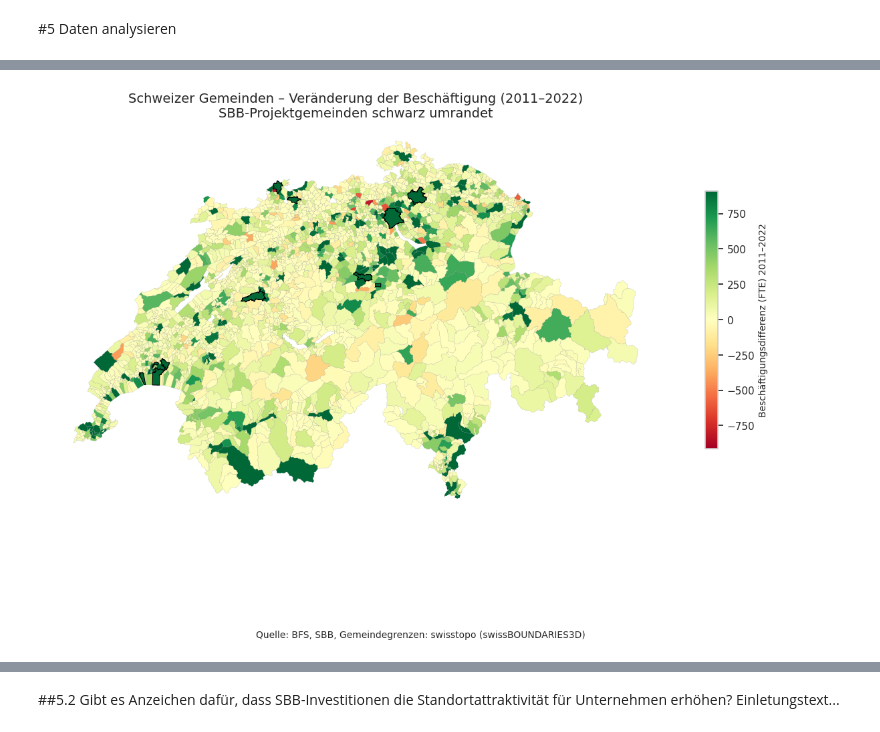
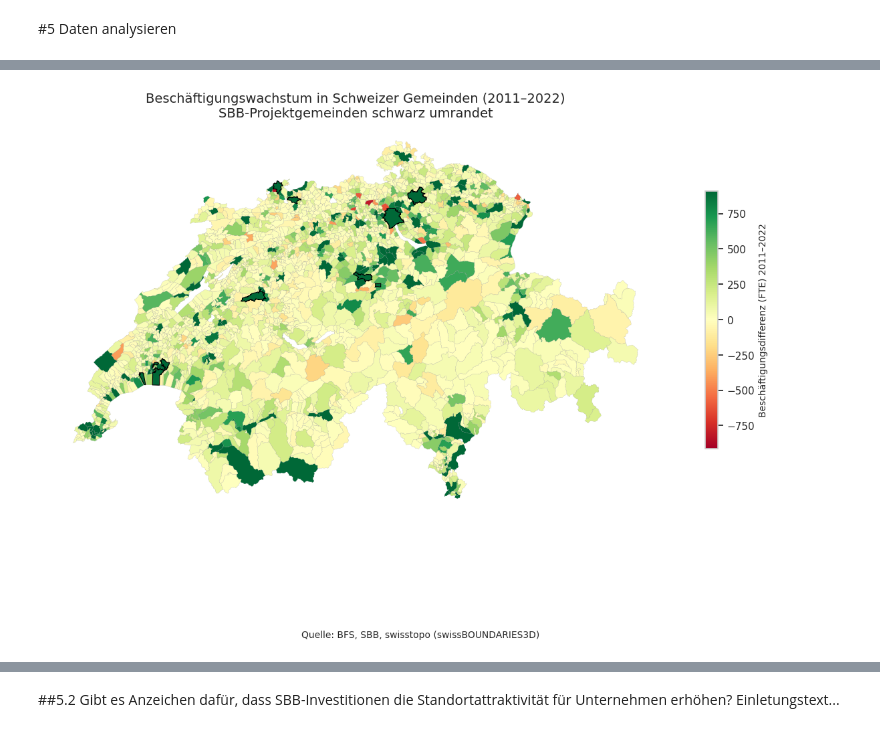
Before and after one commit to Fa-commits/BINA, a Jupyter notebook: BINA.ipynb, the cells around one changed output, grey strips where cells are left out. Drawn from its saved outputs; the diff is of its cells as text; code cells hidden in the pictures.

```diff
--- a/BINA.ipynb
+++ b/BINA.ipynb
@@ -393,10 +377,7 @@ Dieser zusätzliche Datensatz des Bundesamts für Statistik ergänzt die Analyse
 
 Die Daten wurden über die PX-Web API bezogen und in aggregierter Form (Summe über alle Jahre) mit den übrigen Gemeindeinformationen verknüpft. Sie erlauben Rückschlüsse auf die Standortattraktivität von Gemeinden – insbesondere im Vergleich zwischen solchen mit und ohne SBB-Projekt.
 # %%
-# 1. URL der PX-Web API (Gründungsdaten)
 url = "https://www.pxweb.bfs.admin.ch/api/v1/de/px-x-0602030000_205/px-x-0602030000_205.px"
-
-# 2. Query: Nur Neugründungen (Code "2"), alle Jahre, alle Gemeinden, Sek+Tert Sektor
 query = {
     "query": [
         {"code": "Beobachtungseinheit", "selection": {"filter": "item", "values": ["2"]}},
@@ -405,12 +386,9 @@ query = {
     ],
     "response": {"format": "json-stat2"}
 }
-
-# 3. POST Request
 response = requests.post(url, json=query)
 raw_data = response.json()
 
-# 4. Verarbeitung
 dimensions = ["Jahr", "Gemeinde", "Wirtschaftssektor"]
 df = pd.DataFrame(columns=dimensions + ["Wert"])
 sizes = [len(raw_data["dimension"][dim]["category"]["index"]) for dim in dimensions]
@@ -431,15 +409,14 @@ for combo in itertools.product(*[raw_data["dimension"][dim]["category"]["index"]
     row["Wert"] = value
     df = pd.concat([df, pd.DataFrame([row])], ignore_index=True)
 
-# Mapping
 for dim in dimensions:
     df[dim] = df[dim].map(raw_data["dimension"][dim]["category"]["label"])
 
-# Aggregation pro Gemeinde über alle Jahre (Sek+Tertär kombiniert)
 df_gruendungen = df.groupby("Gemeinde", as_index=False)["Wert"].sum()
-df_gruendungen = df_gruendungen.rename(columns={"Gemeinde": "Ort", "Wert": "Gruendungen_2013_2022"})
+df_gruendungen['BFS_ID'] = df_gruendungen['Gemeinde'].str.extract(r'^(\d+)').astype(int)
+df_gruendungen = df_gruendungen.rename(columns={"Wert": "Gruendungen_2013_2022"})
 
-# Kontrolle
 print("Gründungsdaten geladen:", df_gruendungen.shape)
-df_gruendungen.head()
+print("Anzahl BFS_IDs extrahiert:", df_gruendungen['BFS_ID'].notna().sum())
+print("Beispiele mit Gründungen:", df_gruendungen.sort_values('Gruendungen_2013_2022', ascending=False).head(5))
 # %% [output]
@@ -529,46 +573,54 @@ Die nachfolgende Karte zeigt die geografische Verteilung der Veränderung der Be
 # %%
-# 1. Geo-Daten laden
-pfad = "/content/drive/MyDrive/Colab Notebooks/gemeindegrenzen_schweiz.gpkg"
-gdf_geo = gpd.read_file(pfad, layer="tlm_hoheitsgebiet")
+# 1. SBB-Projekt-Gemeinden ermitteln
+bfs_ids_mit_sbb = set(df_sbb['BFS_ID'].dropna().unique())
 
-# 2. Ortsnamen in beiden Datensätzen vereinheitlichen
-gdf_geo = gdf_geo.rename(columns={"name": "Ort"})
-gdf_geo['Ort_clean'] = gdf_geo['Ort'].str.lower().str.strip()
-df_bfs['Ort_clean'] = df_bfs['Ort'].str.lower().str.strip()
+# 2. Sicherstellen, dass df_bfs['hat_sbb_projekt'] existiert
+df_bfs['hat_sbb_projekt'] = df_bfs['BFS_ID'].isin(bfs_ids_mit_sbb)
 
-# 3. FTE-Differenz berechnen (2011–2022)
-df_bfs_sub = df_bfs[df_bfs['Jahr'].isin(['2011', '2022'])]
-df_diff = df_bfs_sub.pivot_table(index=['Ort_clean', 'hat_sbb_projekt'], columns='Jahr', values='Wert')
-df_diff['Differenz'] = df_diff['2022'] - df_diff['2011']
-df_diff = df_diff.reset_index()
+# 3. df_growth vorbereiten (falls noch nicht vorhanden)
+df_fte = df_bfs[df_bfs['Jahr'].isin(['2011', '2022'])].copy()
+df_pivot = df_fte.pivot_table(index='BFS_ID', columns='Jahr', values='Wert')
+df_pivot['Differenz'] = df_pivot['2022'] - df_pivot['2011']
+df_growth = df_pivot[['Differenz']].copy()
 
-# 4. Merge mit Geo-Daten über Ort_clean
-gdf_merged = gdf_geo.merge(df_diff, on='Ort_clean', how='left')
+# 4. Projektstatus pro Gemeinde extrahieren
+df_projstatus = df_bfs[df_bfs['Jahr'] == '2022'][['BFS_ID', 'hat_sbb_projekt']].drop_duplicates()
 
-# 5. Farbskala definieren (symmetrisch um 0)
-vmin = np.percentile(gdf_merged['Differenz'].dropna(), 5)
-vmax = np.percentile(gdf_merged['Differenz'].dropna(), 95)
+# 5. Beschäftigungswachstum + Projektstatus kombinieren
+df_map = df_growth.reset_index().merge(df_projstatus, on='BFS_ID', how='left')
+
+# 6. Geodaten einlesen und mergen
+gdf_geo = gpd.read_file("/content/drive/MyDrive/Colab Notebooks/gemeindegrenzen_schweiz.gpkg", layer="tlm_hoheitsgebiet")
+gdf_geo = gdf_geo.rename(columns={"bfs_nummer": "BFS_ID"})
+gdf_map = gdf_geo.merge(df_map, on='BFS_ID', how='left')
+
+# 7. Fehlt die Spalte 'hat_sbb_projekt'? Dann auffüllen
+gdf_map['hat_sbb_projekt'] = gdf_map['hat_sbb_projekt'].fillna(False).astype(bool)
+
+# 8. Farbskala (robust gegen Ausreisser)
+vmin = np.percentile(gdf_map['Differenz'].dropna(), 5)
+vmax = np.percentile(gdf_map['Differenz'].dropna(), 95)
 abs_max = max(abs(vmin), abs(vmax))
 norm = TwoSlopeNorm(vmin=-abs_max, vcenter=0, vmax=abs_max)
 
-# 6. Plot erstellen
+# 9. Karte plotten
 fig, ax = plt.subplots(figsize=(15, 10))
-gdf_merged.plot(column='Differenz', cmap='RdYlGn', linewidth=0.1, edgecolor='grey', ax=ax, norm=norm)
+gdf_map.plot(column='Differenz', cmap='RdYlGn', linewidth=0.1, edgecolor='grey', ax=ax, norm=norm)
 
-# 7. Gemeinden mit SBB-Projekt schwarz umranden
-gdf_merged[gdf_merged['hat_sbb_projekt'] == True].boundary.plot(ax=ax, color='black', linewidth=0.8)
+# 10. Gemeinden mit SBB-Projekt schwarz umrahmen
+gdf_map[gdf_map['hat_sbb_projekt']].boundary.plot(ax=ax, color='black', linewidth=0.8)
 
-# 8. Farbskala (Colorbar) hinzufügen
+# 11. Farbskala hinzufügen
 cmap = plt.cm.RdYlGn
 sm = plt.cm.ScalarMappable(cmap=cmap, norm=norm)
-sm._A = []  # nötig für ältere matplotlib-Versionen
+sm._A = []
 cbar = fig.colorbar(sm, ax=ax, shrink=0.5)
 cbar.set_label("Beschäftigungsdifferenz (FTE) 2011–2022", fontsize=10)
 
-# 9. Stil & Ausgabe
+# 12. Stil & Ausgabe
 ax.axis('off')
-plt.title("Schweizer Gemeinden – Veränderung der Beschäftigung (2011–2022)\nSBB-Projektgemeinden schwarz umrandet", fontsize=14)
-plt.figtext(0.5, 0.02, "Quelle: BFS, SBB, Gemeindegrenzen: swisstopo (swissBOUNDARIES3D)", ha='center', fontsize=10)
+plt.title("Beschäftigungswachstum in Schweizer Gemeinden (2011–2022)\nSBB-Projektgemeinden schwarz umrandet", fontsize=14)
+plt.figtext(0.5, 0.02, "Quelle: BFS, SBB, swisstopo (swissBOUNDARIES3D)", ha='center', fontsize=10)
 plt.show()
 # %% [output]
-[figure, old version]
+[figure, new version]
```
Also changed, not shown: parts of 28 cells of this notebook.
